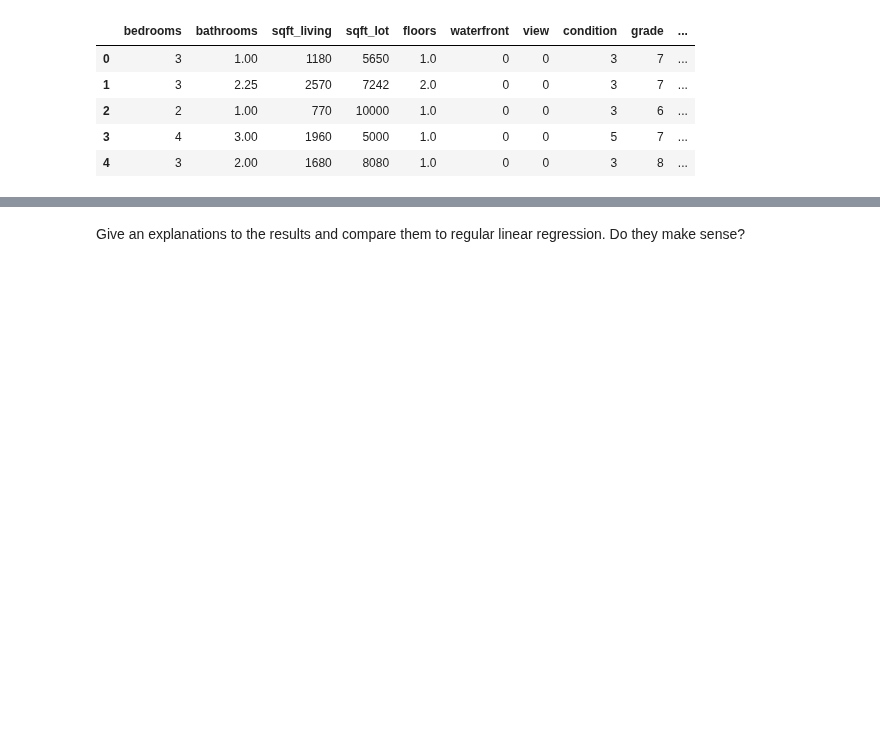
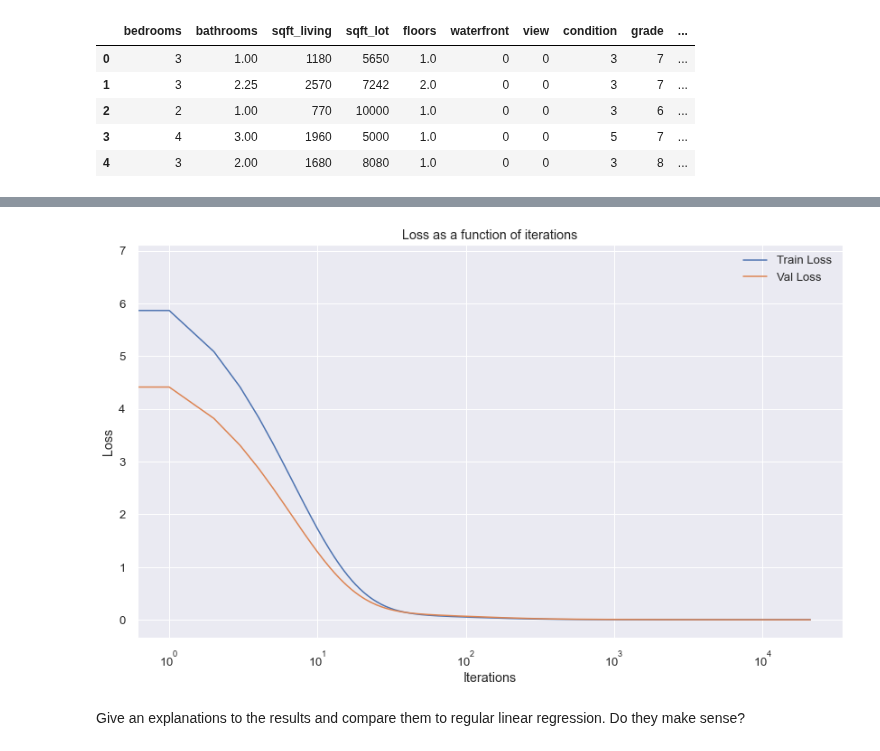
Before and after one commit to EyalMichaeli/IDC_masters, a Jupyter notebook: semester_2/Machine Learning/Exercises/EX1/207380528_302673355_EX1.ipynb, the cells around one changed output, grey strips where cells are left out. Saved outputs shown, nothing was run; the diff lists cells and outputs as text; code cells hidden in the pictures; blank space fills up the shorter version.

```diff
--- a/semester_2/Machine Learning/Exercises/EX1/207380528_302673355_EX1.ipynb
+++ b/semester_2/Machine Learning/Exercises/EX1/207380528_302673355_EX1.ipynb
@@ -406,7 +411,7 @@ def find_best_alpha(X_train, y_train, X_val, y_val, iterations):
     ###########################################################################
     for alpha in alphas:
         np.random.seed(42)
-        default_theta = np.random.random(size=2)
+        default_theta = np.random.random(size=X_train.shape[1])
         efficient_theta, efficient_J_history = efficient_gradient_descent(X_train ,y_train, default_theta, alpha, iterations)
 
         J_alpha = compute_cost(X_val, y_val, efficient_theta)
@@ -645,0 +651,9 @@ all_features.head(5)
+# %%
+def get_features_combs(features, comb_level: int = 2):
+    self_features = [(feature, feature) for feature in features]
+    combs = list(combinations(features, comb_level))
+    all_combs = self_features + combs
+    return all_combs
+
+feature_combs = get_features_combs(all_features.columns)
+len(feature_combs)
@@ -645,0 +664,9 @@ all_features.head(5)
+# %%
+quad_df = all_features.copy()
+
+for comb in feature_combs:
+    col1, col2 = comb
+    col_name = col1 + "_" + col2
+    quad_df[col_name] = quad_df[col1] * quad_df[col2]
+
+quad_df.head()
@@ -646,2 +780,24 @@ all_features.head(5)
+# %%
+# perform efficent GD with polynomial regression
+iterations = 40000
+
+shape = X_train.shape[1]
+theta = np.random.random(shape)
+
+theta, J_history, J_val_history = efficient_gradient_descent_with_val_loss(X_train, X_val, y_train, y_val, theta, best_alpha, iterations)
+
+print(f"We stopped after {len(J_history)} iterataions.")
+theta
+# %%
+plt.plot(np.arange(len(J_history)), J_history, label="Train Loss")
+plt.plot(np.arange(len(J_val_history)), J_val_history, label="Val Loss")
+plt.xscale('log')
+plt.xlabel('Iterations')
+plt.ylabel('Loss')
+plt.title('Loss as a function of iterations')
+plt.legend()
+plt.show()
+# %% [output]
+[figure, added]
 # %% [markdown]
 Give an explanations to the results and compare them to regular linear regression. Do they make sense?
```
Also changed, not shown: parts of 18 cells of this notebook.
